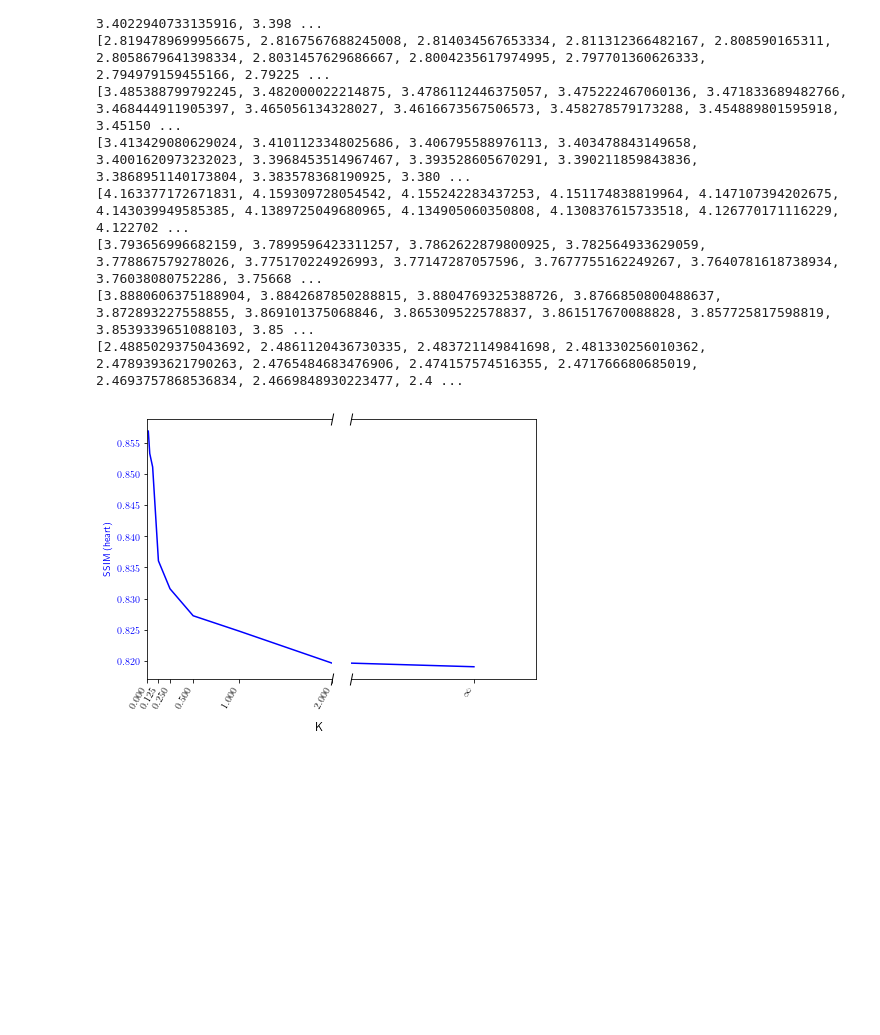
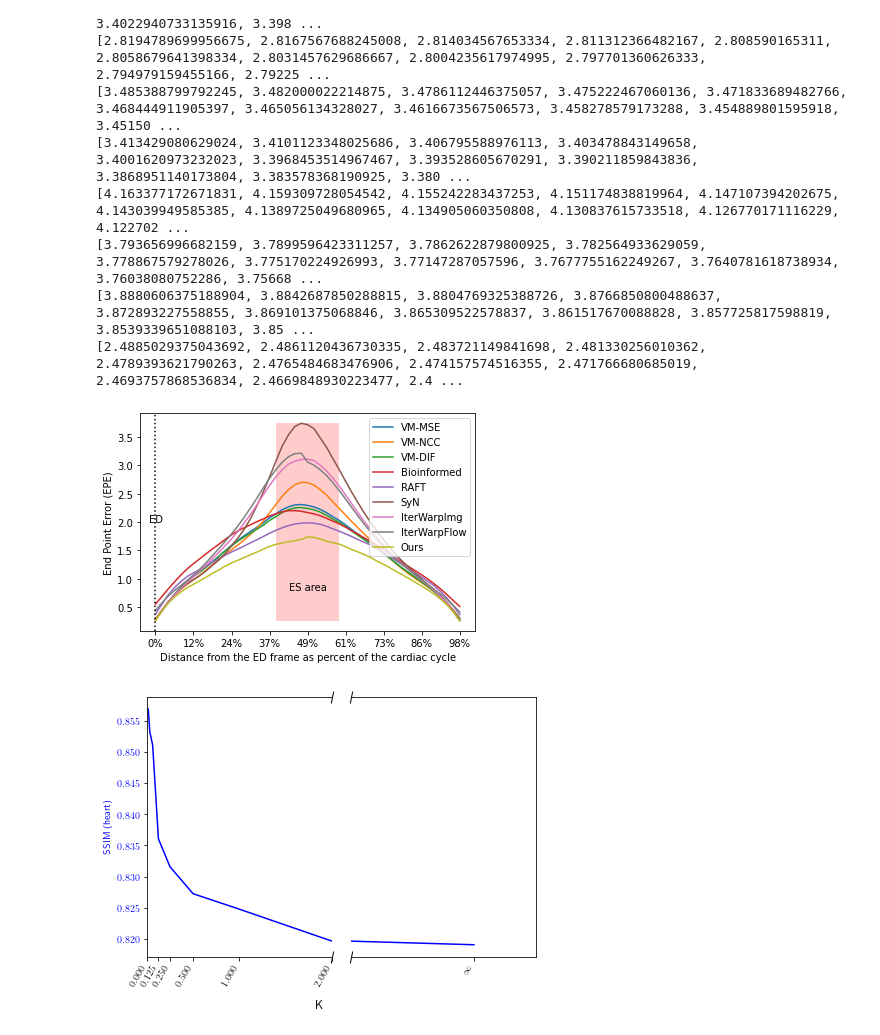
Before and after one commit to nicolas1805961/Cardiac-Segmentation-Optical-flow, a Jupyter notebook: nnunet/important.ipynb, the cells around one changed output. Cells and saved outputs as stored; diff of their text form; code cells hidden in the pictures; blank space fills up the shorter version.

Commit message:
Did segmentation, tracking and strain plots for defense

```diff
--- a/nnunet/important.ipynb
+++ b/nnunet/important.ipynb
@@ -2690,7 +2690,7 @@ path_list = {"VM-MSE":r"C:\Users\Portal\Documents\voxelmorph\results\VM-SSD-2\Li
             "SyN":r"C:\Users\Portal\Documents\voxelmorph\syn\Lib\test\Postprocessed\Backward_flow\contour_metrics.json",
             "IterWarpImg":r"C:\Users\Portal\Documents\voxelmorph\exposant\iter_warp\Task032_Lib\fold_0\Lib\test\Postprocessed\Backward_flow\contour_metrics.json",
             "IterWarpFlow":r"C:\Users\Portal\Documents\voxelmorph\exposant\iter_warp\iterative_sum\Lib\test\Postprocessed\Backward_flow\contour_metrics.json",
-            "Ours": r"C:\Users\Portal\Documents\voxelmorph\exposant\2024-07-28_17H50_00s_830870\Task032_Lib\fold_0\Lib\test\Postprocessed\Backward_flow\contour_metrics.json"}
+            "Ours": r"C:\Users\Portal\Documents\voxelmorph\exposant\no_distance_map\Task032_Lib\fold_0\Lib\test\Postprocessed\Backward_flow\contour_metrics.json"}
 
 fig, ax = plt.subplots(1, 1)
 
@@ -2734,34 +2734,36 @@ for key in path_list.keys():
 
     min_list.append(y1.min())
     min_list.append(y1.max())
 
     #y1 = np.roll(y1, shift=len(y1)//2)
     #y1_error = np.roll(y1_error, shift=len(y1_error)//2)
 #
     #x1 = np.arange(1, len(y1)//2 + 1)
     #x2 = np.arange(len(y1)//2 + 1, 0, step=-1)
     #x1 = x1 / (2 * len(x1))
     #x2 = x2 / (2 * len(x2))
     #x = np.concatenate([x2, x1])
 
     x = np.arange(len(y1)) / len(y1)
 
     x_axis = np.arange(len(y1))
 
     ax.set_xticks(np.arange(len(y1))[::6])
     ax.set_xticklabels([f'{s:.0%}' for s in x[::6]])
     ax.plot(y1, label=key)
     #ax.errorbar(x_axis, y1, y1_error, linestyle='None', marker='^', label='T=2')
     #ax.fill_between(x_axis, y1=y1 - y1_error, y2=y1 + y1_error, alpha=0.1)
 
-ax.set_ylabel('EPE')
+ax.set_ylabel('End Point Error (EPE)')
 ax.set_xlabel('Distance from the ED frame as percent of the cardiac cycle')
 ax.fill_between(np.linspace(19, 29, 20), np.full(shape=(20,), fill_value=min(min_list)), np.full(shape=(20,), fill_value=max(min_list)), alpha=0.2, facecolor='red')
 ax.axvline(x=0, ls=':', c='k')
 plt.text((len(x) - 7) / 2, 0.8, 'ES area', fontsize = 10)
 plt.text(-1, 2.0, 'ED', fontsize = 10)
 ax.legend()
 plt.savefig('EPE_in_time.png', dpi=600) #dpi=600
+# %% [output]
+[figure, added]
 # %%
 from scipy import interpolate
 import json
```
Also changed, not shown: parts of 6 cells of this notebook.
